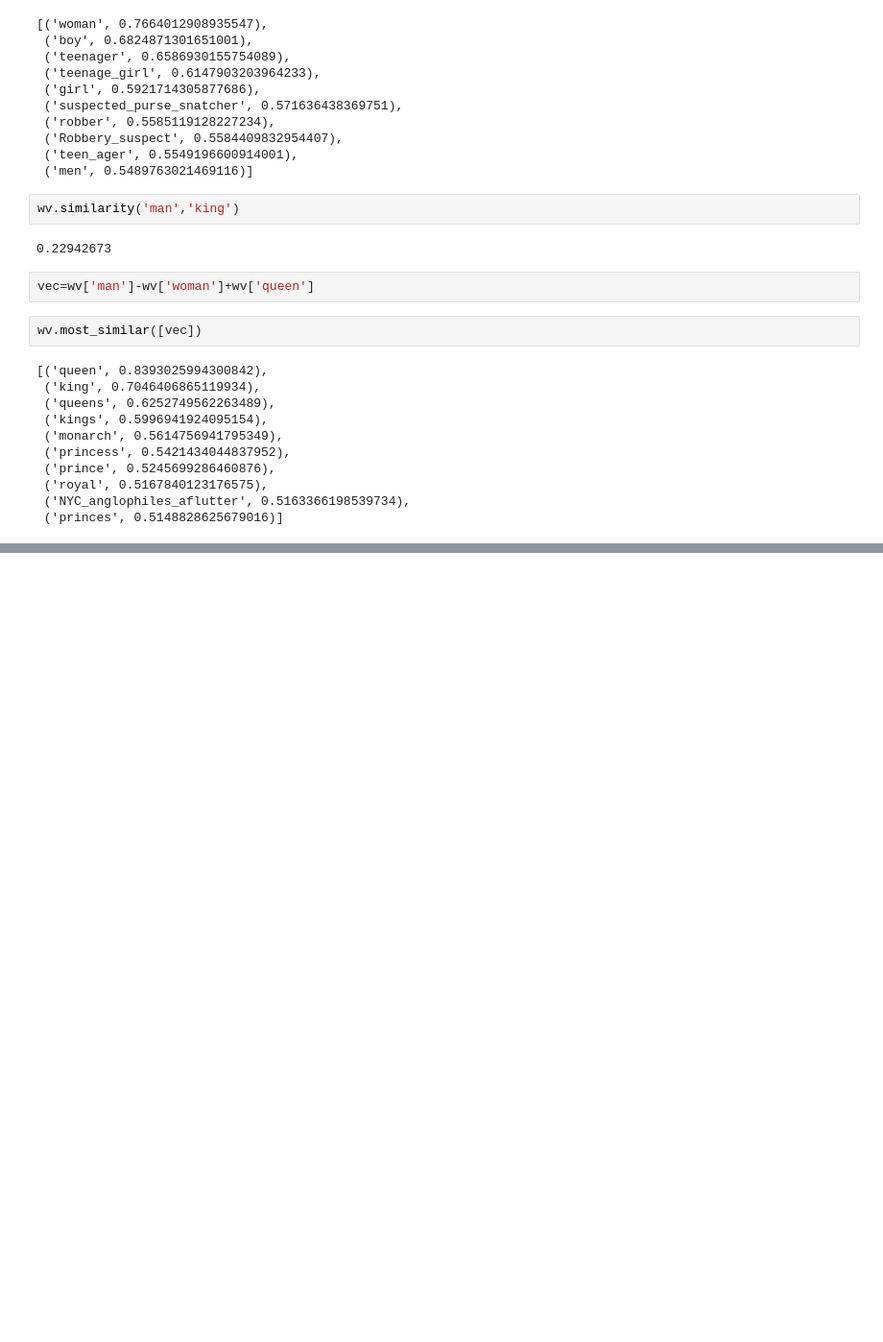
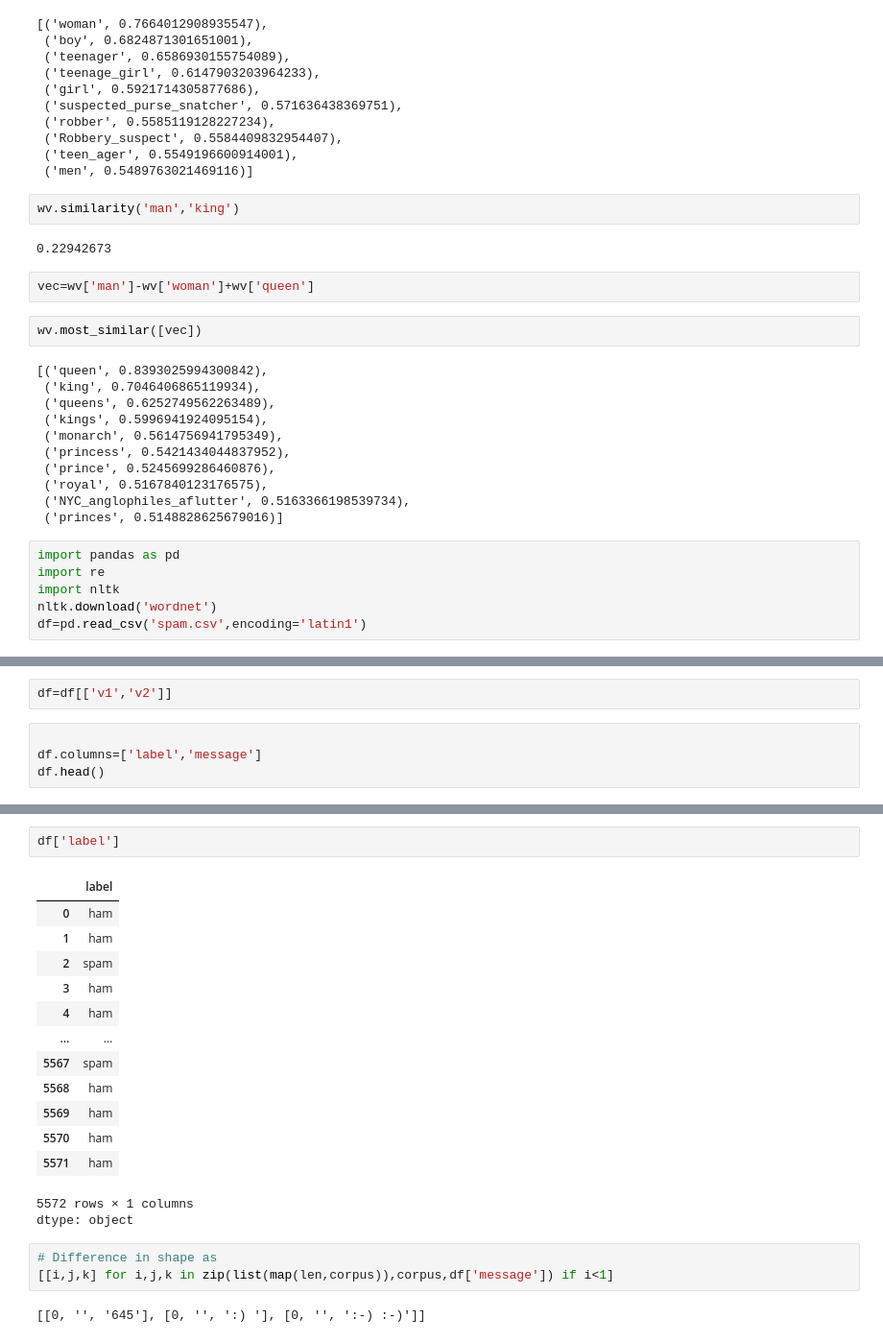
Before and after one commit to hardikcode-creator/NLP, a Jupyter notebook: NLP4.ipynb, the cells around one changed output, grey strips where cells are left out. Shown at 96% size. Drawn from its saved outputs; the diff is of its cells as text; blank space fills up the shorter version.

```diff
--- a/NLP4.ipynb
+++ b/NLP4.ipynb
@@ -54,3 +54,9 @@ wv.most_similar([vec])
  ('royal', 0.5167840123176575),
  ('NYC_anglophiles_aflutter', 0.5163366198539734),
  ('princes', 0.5148828625679016)]
+# %%
+import pandas as pd
+import re
+import nltk
+nltk.download('wordnet')
+df=pd.read_csv('spam.csv',encoding='latin1')
@@ -56,0 +71,6 @@ wv.most_similar([vec])
+# %%
+df=df[['v1','v2']]
+# %%
+
+df.columns=['label','message']
+df.head()
@@ -56,0 +199,22 @@ wv.most_similar([vec])
+# %%
+df['label']
+# %% [output]
+|  | label |
+| 0 | ham |
+| 1 | ham |
+| 2 | spam |
+| 3 | ham |
+| 4 | ham |
+| ... | ... |
+| 5567 | spam |
+| 5568 | ham |
+| 5569 | ham |
+| 5570 | ham |
+| 5571 | ham |
+5572 rows × 1 columns
+dtype: object
+# %%
+# Difference in shape as
+[[i,j,k] for i,j,k in zip(list(map(len,corpus)),corpus,df['message']) if i<1]
+# %% [output]
+[[0, '', '645'], [0, '', ':) '], [0, '', ':-) :-)']]
```
Also changed, not shown: parts of 23 cells of this notebook.
